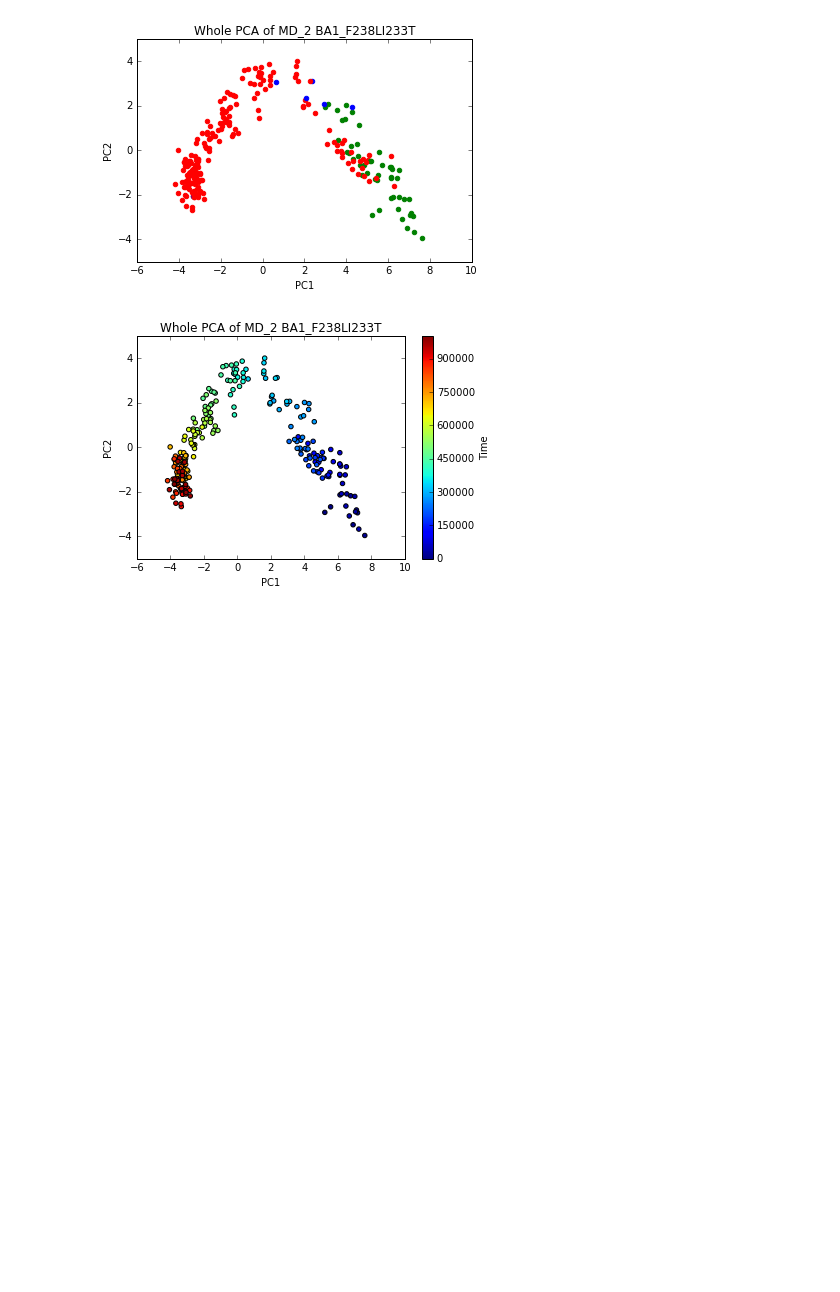
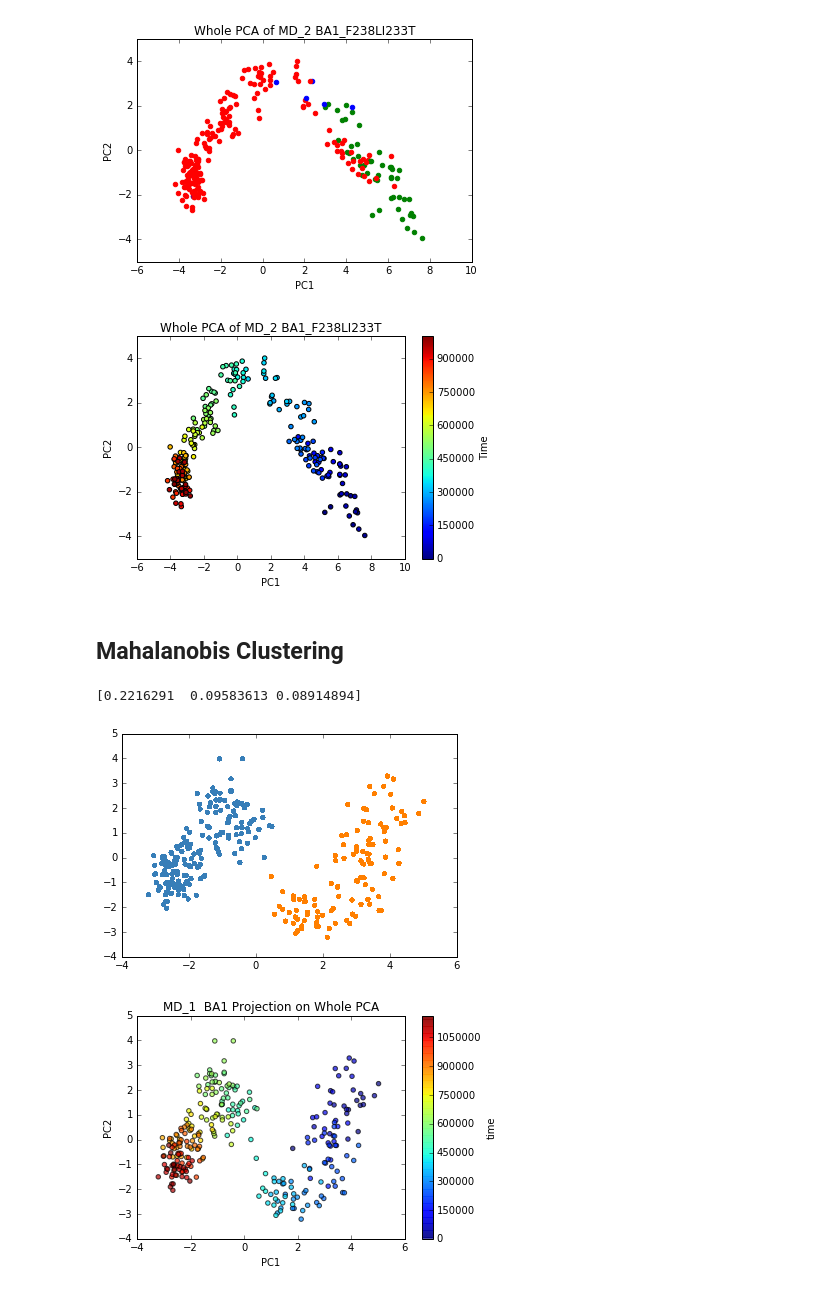
Before and after one commit to chemlove/md_data_analysis, a Jupyter notebook: Cluster analysis.ipynb, the cells around one changed output. Saved outputs shown, nothing was run; the diff lists cells and outputs as text; code cells hidden in the pictures; blank space fills up the shorter version.

Commit message:
cluster added

```diff
--- a/Cluster analysis.ipynb
+++ b/Cluster analysis.ipynb
@@ -134,3 +136,5 @@ plotcluster(cluster_F238LI233T_md2,traj_F238LI233T_md2," MD_2 BA1_F238LI233T")
 [0.38714946 0.09375668 0.06355233]
 [figure]
 [figure]
+# %% [markdown]
+## Mahalanobis Clustering
@@ -136,0 +146,47 @@ plotcluster(cluster_F238LI233T_md2,traj_F238LI233T_md2," MD_2 BA1_F238LI233T")
+# %%
+def MahalanobisClustering(md_rep,molecule):
+    if md_rep == '1':
+        traj_location = '/media/scottzhuang/data/MD/4NPQ_PH7_md' + md_rep + '/' + molecule + '/4NPQ_' + molecule + '_md.skip100.ca.xtc'
+        top_location = '/media/scottzhuang/data/MD/4NPQ_PH7_md' + md_rep + '/' + molecule + '/4NPQ_' + molecule + '_md.ca.gro'
+    else:
+        traj_location = '/media/scottzhuang/data/MD/4NPQ_PH7_md' + md_rep + '/' + molecule + '/4NPQ_' + molecule + '_md' + md_rep + '.skip100.ca.xtc'
+        top_location = '/media/scottzhuang/data/MD/4NPQ_PH7_md' + md_rep + '/' + molecule + '/4NPQ_' + molecule + '_md' + md_rep + '.ca.gro'
+
+    ref_location = '/media/scottzhuang/data/MD/pdb_ensemble/4NPQ_1.mer.pdb'
+    traj = md.load(traj_location,top=top_location)
+    ref = md.load(ref_location)
+#    topology = traj.topology
+#    traj = traj.atom_slice(topology.select(residue_selection))
+    traj.superpose(traj,0)
+    def calculatePCA(traj):
+        pca = PCA(n_components=3)
+        reduced_cartesian = pca.fit_transform(traj.xyz.reshape(traj.n_frames, traj.n_atoms * 3))
+        print(pca.explained_variance_ratio_)
+        return reduced_cartesian
+    reduced_cartesian = calculatePCA(traj)
+    gmm = mixture.GaussianMixture(n_components=2, covariance_type='full')
+    gmm.fit(reduced_cartesian)
+    fig = plt.figure()
+    for frame in range (0, traj.n_frames):
+        y_pred = gmm.predict(reduced_cartesian)
+        colors = np.array(list(islice(cycle(['#377eb8', '#ff7f00', '#4daf4a',
+                                                 '#f781bf', '#a65628', '#984ea3',
+                                                 '#999999', '#e41a1c', '#dede00']),
+                                          int(max(y_pred) + 1))))
+        plt.scatter(reduced_cartesian[:, 0], reduced_cartesian[:, 1], s=10, color=colors[y_pred])
+
+    plt.show()
+    fig = plt.figure()
+    plt.scatter(reduced_cartesian[:,0],reduced_cartesian[:,1],c=traj.time,alpha=0.7)
+    plt.xlabel('PC1')
+    plt.ylabel('PC2')
+    cbar = plt.colorbar()
+    plt.title('MD_' + md_rep + '  ' + molecule + ' Projection on Whole PCA')
+    cbar.set_label('time')
+    plt.show()
+# %%
+MahalanobisClustering("1","BA1")
+# %% [output]
+[0.2216291  0.09583613 0.08914894]
+[figure, added]
+[figure, added]
```
Also changed, not shown: parts of 9 cells of this notebook.
